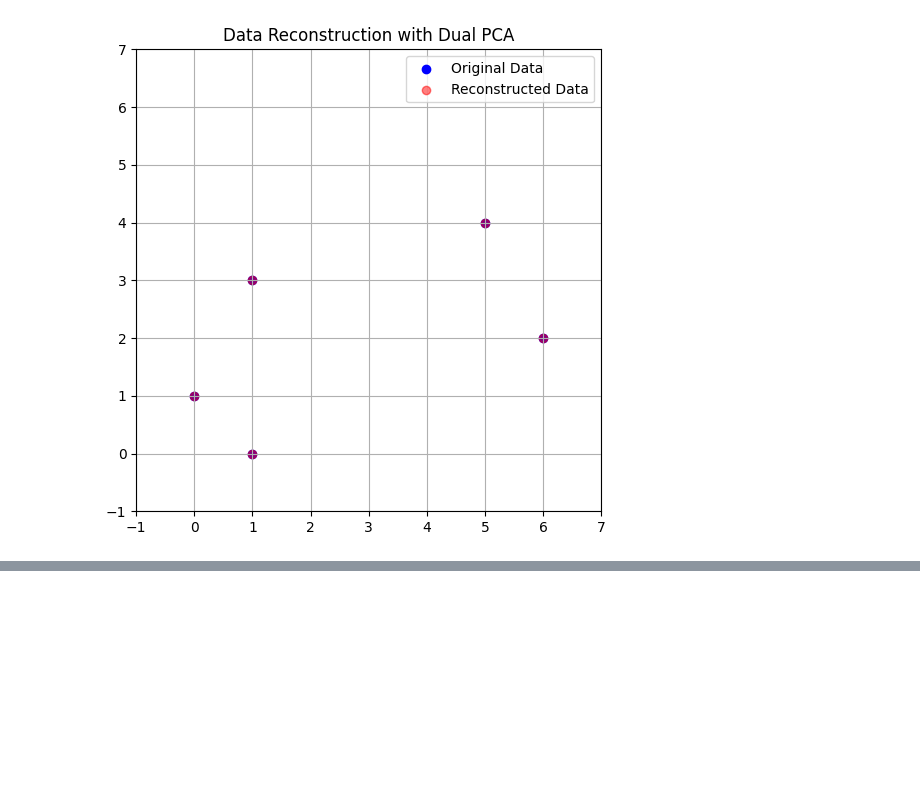
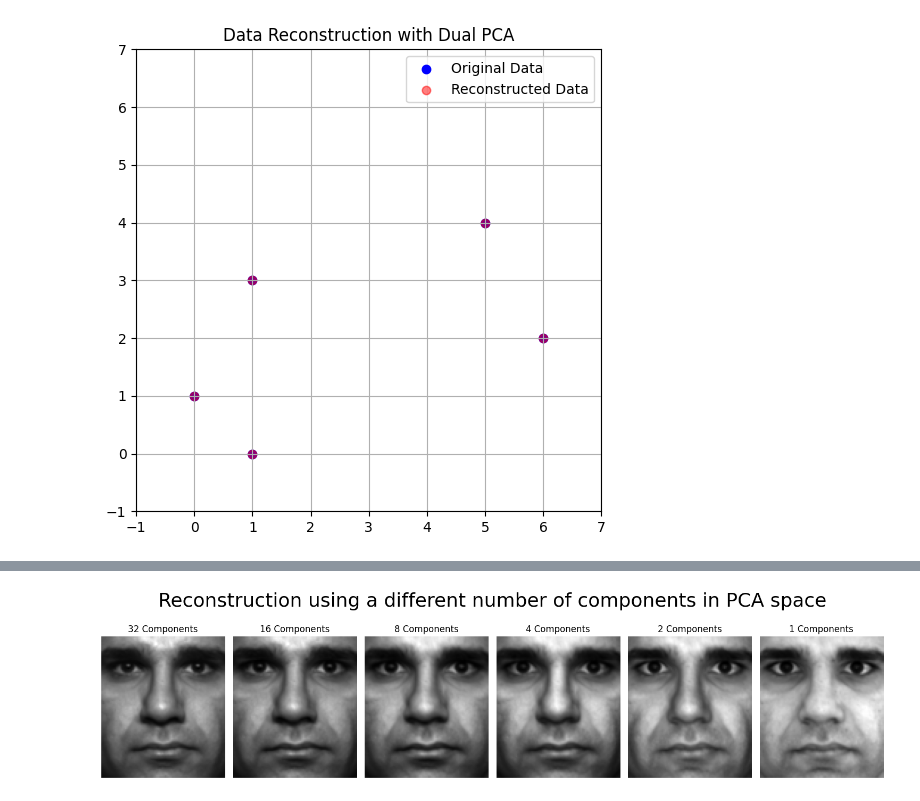
Before and after one commit to Aljaz200/Machine-Perception, a Jupyter notebook: assignment_6/Ass6.ipynb, the cells around one changed output, grey strips where cells are left out. Cells and saved outputs as stored; diff of their text form; code cells hidden in the pictures; blank space fills up the shorter version.

```diff
--- a/assignment_6/Ass6.ipynb
+++ b/assignment_6/Ass6.ipynb
@@ -232,0 +315,25 @@ plt.show()
+# %%
+eigenvectors, eigenvalues, mean_image = dual_pca_image(image_matrix)
+
+random_image = image_matrix[:, np.random.randint(image_matrix.shape[1])]
+
+components_list = [32, 16, 8, 4, 2, 1]
+reconstructed_images = []
+
+for n_components in components_list:
+    image_projected = project_to_pca_space(random_image, mean_image, eigenvectors[:, :n_components].T)
+    reconstructed = reconstruct_from_pca_space(image_projected, mean_image, eigenvectors[:, :n_components].T)
+    reconstructed_images.append(reconstructed)
+
+plt.figure(figsize=(15, 4))
+plt.suptitle("Reconstruction using a different number of components in PCA space", fontsize=26)
+for i, n_components in enumerate(components_list):
+    plt.subplot(1, 6, i+1)
+    plt.imshow(reconstructed_images[i].reshape((96, 84)), cmap='gray')
+    plt.title(f"{n_components} Components")
+    plt.axis('off')
+
+plt.tight_layout()
+plt.show()
+# %% [output]
+[figure, added]
```
Also changed, not shown: parts of 7 cells of this notebook, 1 other file.
